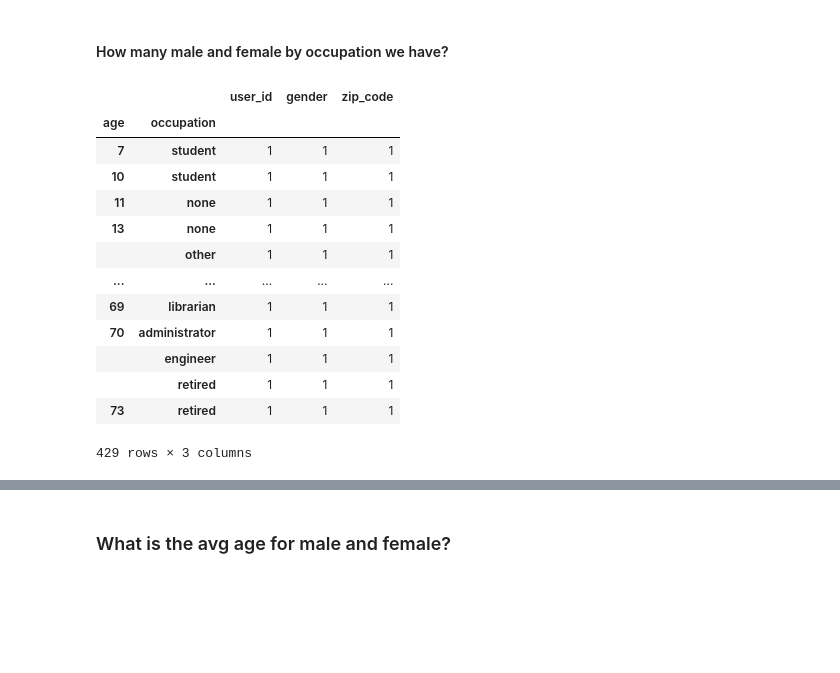
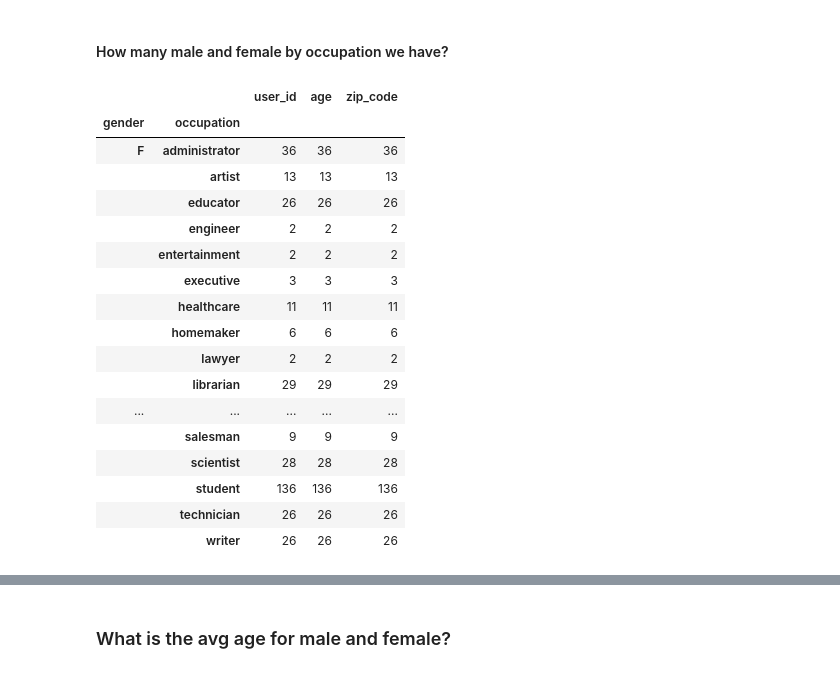
Before and after one commit to Smita2597/ds-repo, a Jupyter notebook: Pandas/Pandas Data Analysis.ipynb, the cells around one changed output, grey strips where cells are left out. Saved outputs shown, nothing was run; the diff lists cells and outputs as text; code cells hidden in the pictures; blank space fills up the shorter version.

```diff
--- a/Pandas/Pandas Data Analysis.ipynb
+++ b/Pandas/Pandas Data Analysis.ipynb
@@ -363,19 +363,23 @@ Name: count, dtype: int64
 # %% [markdown]
 #### How many male and female by occupation we have?
 # %%
-user_df.groupby(by=['age','occupation']).count()
+user_df.groupby(by=["gender","occupation"]).count()
 # %% [output]
-|  |  | user_id | gender | zip_code |
-| age | occupation |  |  |  |
-| 7 | student | 1 | 1 | 1 |
-| 10 | student | 1 | 1 | 1 |
-| 11 | none | 1 | 1 | 1 |
-| 13 | none | 1 | 1 | 1 |
-|  | other | 1 | 1 | 1 |
+|  |  | user_id | age | zip_code |
+| gender | occupation |  |  |  |
+| F | administrator | 36 | 36 | 36 |
+|  | artist | 13 | 13 | 13 |
+|  | educator | 26 | 26 | 26 |
+|  | engineer | 2 | 2 | 2 |
+|  | entertainment | 2 | 2 | 2 |
+|  | executive | 3 | 3 | 3 |
+|  | healthcare | 11 | 11 | 11 |
+|  | homemaker | 6 | 6 | 6 |
+|  | lawyer | 2 | 2 | 2 |
+|  | librarian | 29 | 29 | 29 |
 | ... | ... | ... | ... | ... |
-| 69 | librarian | 1 | 1 | 1 |
-| 70 | administrator | 1 | 1 | 1 |
-|  | engineer | 1 | 1 | 1 |
-|  | retired | 1 | 1 | 1 |
-| 73 | retired | 1 | 1 | 1 |
+|  | salesman | 9 | 9 | 9 |
+|  | scientist | 28 | 28 | 28 |
+|  | student | 136 | 136 | 136 |
+|  | technician | 26 | 26 | 26 |
+|  | writer | 26 | 26 | 26 |
-429 rows × 3 columns
```
Also changed, not shown: parts of 35 cells of this notebook, 1 other file.
